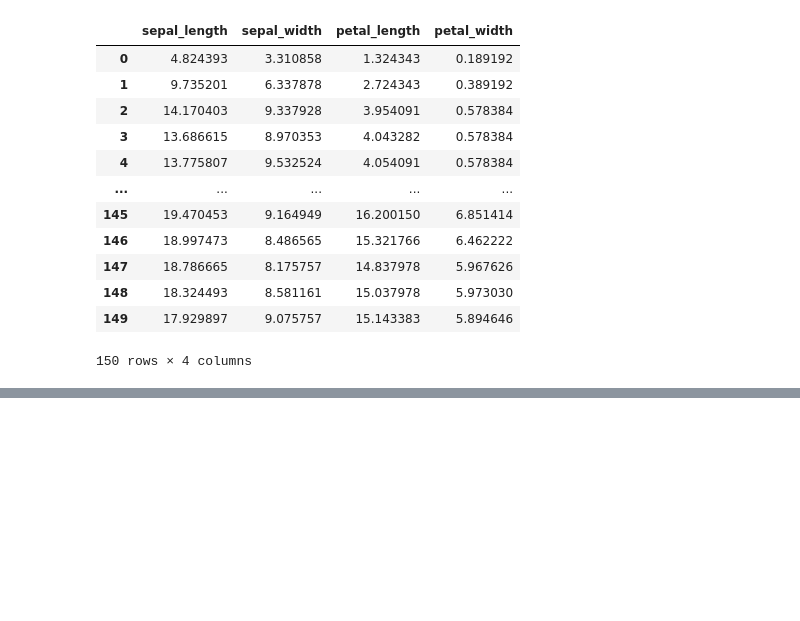
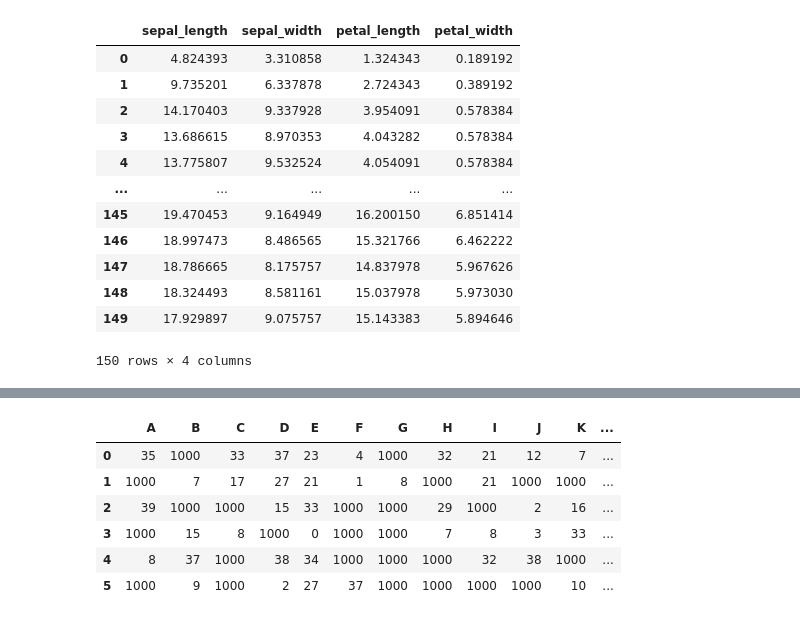
Before and after one commit to mirpouya/Basics-of-ML, a Jupyter notebook: Intermediate_Pandas.ipynb, the cells around one changed output, grey strips where cells are left out. Drawn from its saved outputs; the diff is of its cells as text; code cells hidden in the pictures; blank space fills up the shorter version.

```diff
--- a/Intermediate_Pandas.ipynb
+++ b/Intermediate_Pandas.ipynb
@@ -721,0 +783,12 @@ df.rolling(3, min_periods=1, win_type="gaussian").sum(std=3)
+# %%
+# use where one more time
+
+df.where(df<40, 1000)
+# %% [output]
+|  | A | B | C | D | E | F | G | H | I | J | K | ... |
+| 0 | 35 | 1000 | 33 | 37 | 23 | 4 | 1000 | 32 | 21 | 12 | 7 | ... |
+| 1 | 1000 | 7 | 17 | 27 | 21 | 1 | 8 | 1000 | 21 | 1000 | 1000 | ... |
+| 2 | 39 | 1000 | 1000 | 15 | 33 | 1000 | 1000 | 29 | 1000 | 2 | 16 | ... |
+| 3 | 1000 | 15 | 8 | 1000 | 0 | 1000 | 1000 | 7 | 8 | 3 | 33 | ... |
+| 4 | 8 | 37 | 1000 | 38 | 34 | 1000 | 1000 | 1000 | 32 | 38 | 1000 | ... |
+| 5 | 1000 | 9 | 1000 | 2 | 27 | 37 | 1000 | 1000 | 1000 | 1000 | 10 | ... |
```
Also changed, not shown: parts of 11 cells of this notebook.
